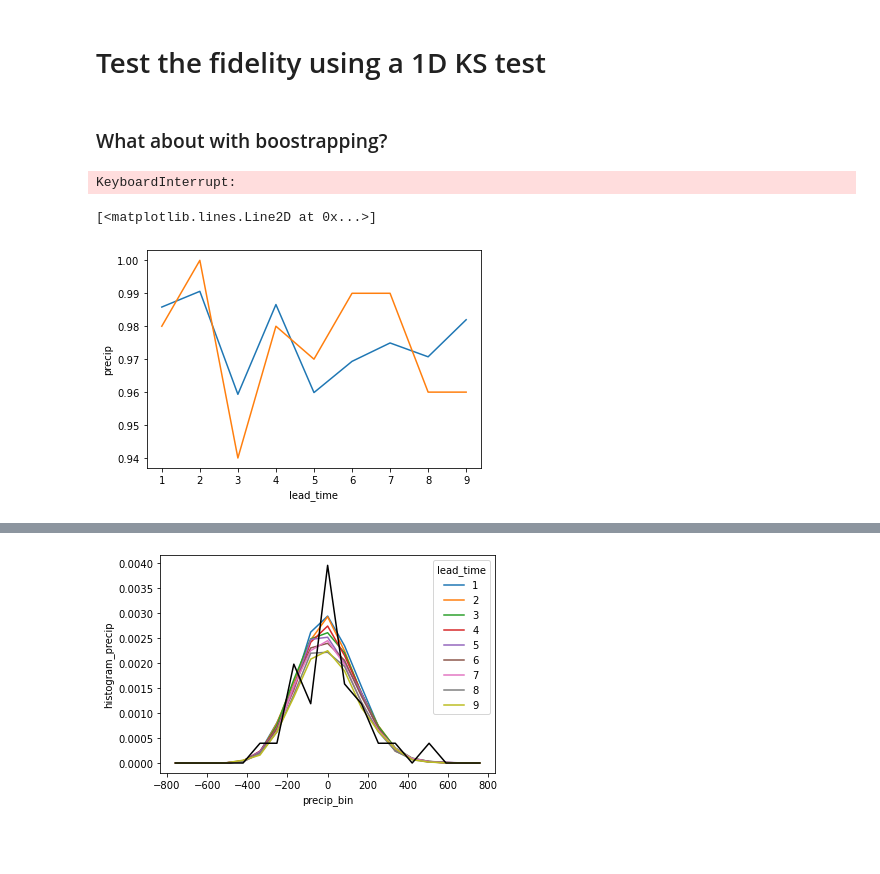
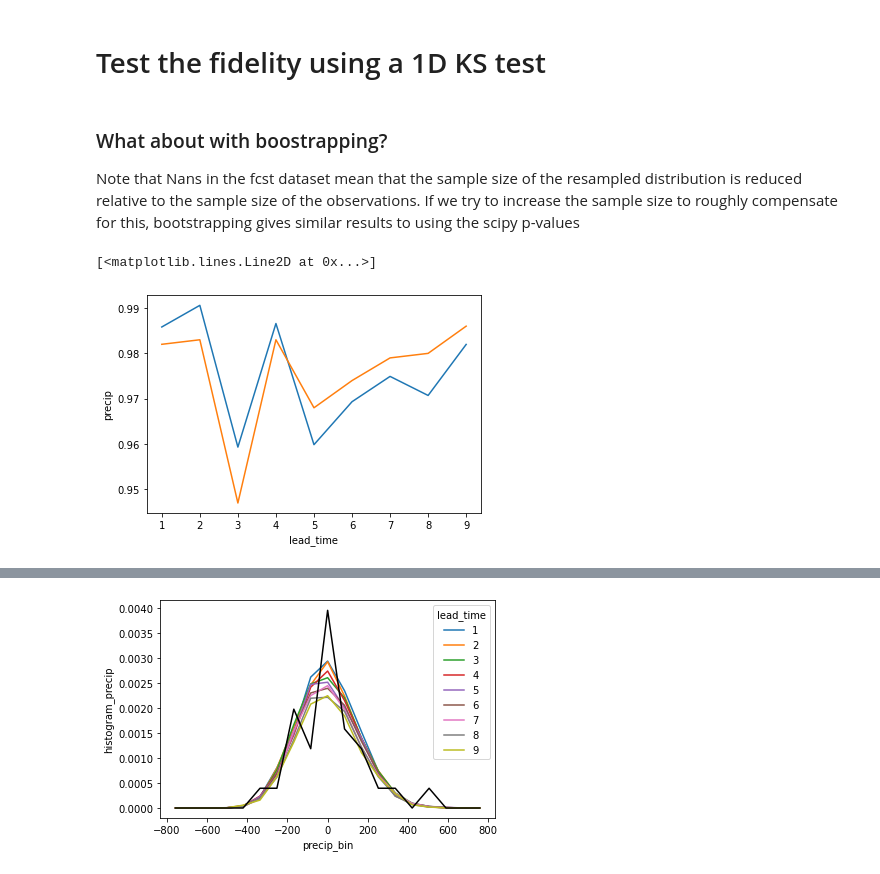
Before and after one commit to dougiesquire/hydro_tasmania, a Jupyter notebook: 2020/2.0_assess_unseen_fidelity.ipynb, the cells around one changed output, grey strips where cells are left out. Saved outputs shown, nothing was run; the diff lists cells and outputs as text; code cells hidden in the pictures; blank space fills up the shorter version.

```diff
--- a/2020/2.0_assess_unseen_fidelity.ipynb
+++ b/2020/2.0_assess_unseen_fidelity.ipynb
@@ -67,8 +67,8 @@ def resample_forecasts_monthly(ds, n_months, end_month, method='sum',
 # %% [markdown]
 # Stack the data
 # %%
-obsv = my.open_zarr(f'data/awap_{VARIABLE}_{REGION}_ts_anom.zarr.zip').compute()
-fcst = my.open_zarr(f'data/f6_{VARIABLE}_{REGION}_anom.zarr.zip').compute()
+obsv = my.open_zarr(f'data/awap_{VARIABLE}_{REGION}_ts.zarr.zip').compute()
+fcst = my.open_zarr(f'data/f6_{VARIABLE}_{REGION}.zarr.zip').compute()
 # %%
 fcst_acc = resample_forecasts_monthly(
     fcst, n_months=12, end_month=12,
@@ -83,5 +83,3 @@ obsv_super = my.mask_time_period(
 # Test the fidelity using a 1D KS test
 # %%
 D, p = xks.ks1d2s(obsv_super, fcst_super, sample_dim='sample')
-# %% [markdown]
-### What about with boostrapping?
@@ -90,16 +86,19 @@ N_BOOTSTRAPS = 1000
+# %% [markdown]
+### What about with boostrapping?
+Note that Nans in the fcst dataset mean that the sample size of the resampled distribution is reduced relative to the sample size of the observations. If we try to increase the sample size to roughly compensate for this, bootstrapping gives similar results to using the scipy p-values
 # %%
 %%time
+N_BOOTSTRAPS = 1000
 D, _ = xks.ks1d2s(obsv_super, fcst_super, sample_dim='sample')
 D_mc, _ = my.n_random_resamples(fcst_super,
                                 samples={'sample': (len(obsv_super.sample), 1)},
                                 n_repeats=N_BOOTSTRAPS,
                                 function=xks.ks1d2s,
                                 function_kwargs={'ds2': fcst_super, 'sample_dim':'sample'})
+p_mc = (D_mc > D).mean('k')
-# %% [output]
-KeyboardInterrupt:
 # %%
 p['precip'].plot()
-(D_mc > D).mean('k')['precip'].plot()
+p_mc['precip'].plot()
 # %% [output]
 [<matplotlib.lines.Line2D at 0x...>]
-[figure, old version]
+[figure, new version]
```
Also changed, not shown: parts of 5 cells of this notebook, 1 other file.
